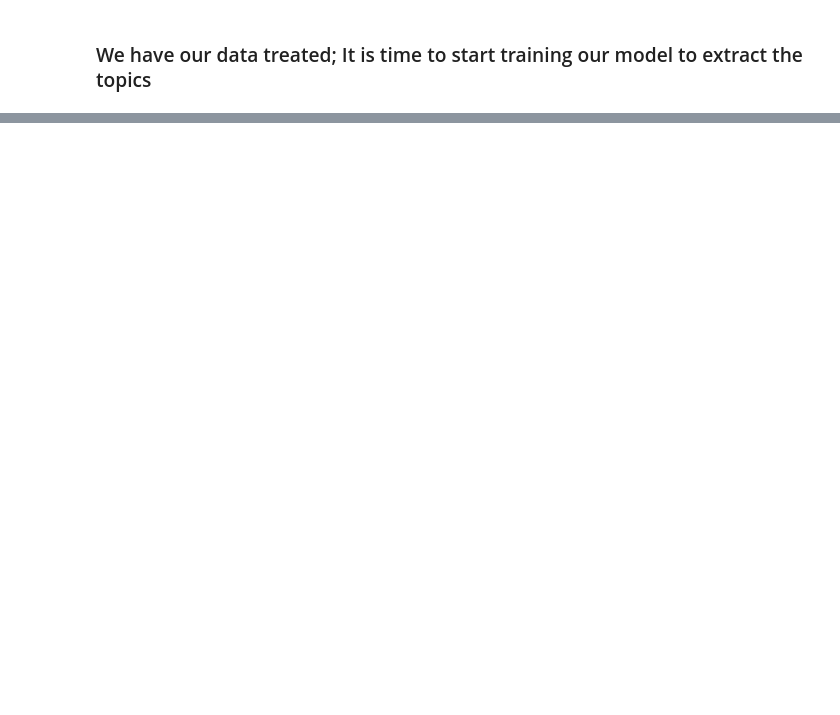
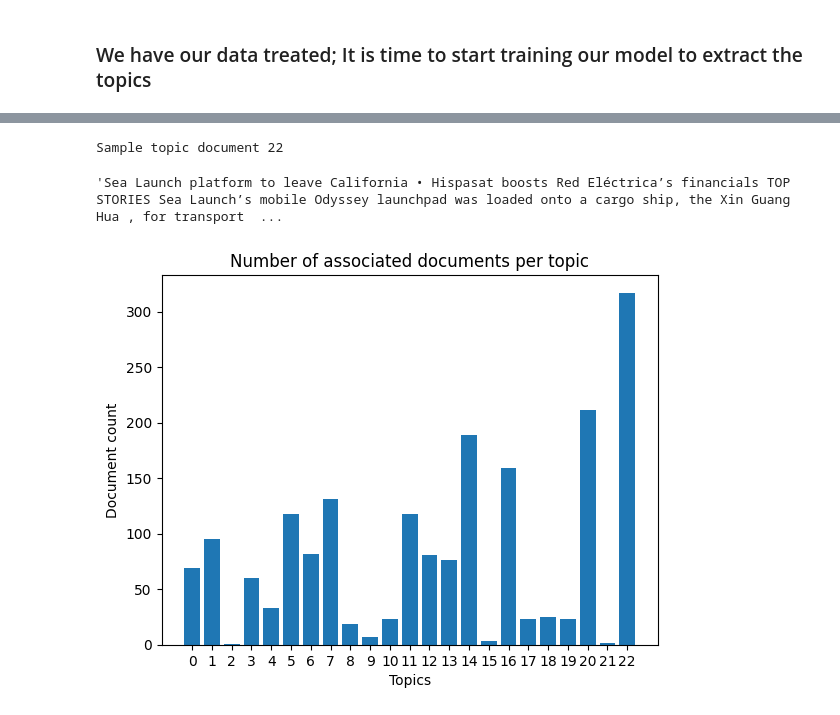
Before and after one commit to SWE3T/TopicModeling, a Jupyter notebook: SpaceNews.ipynb, the cells around one changed output, grey strips where cells are left out. Saved outputs shown, nothing was run; the diff lists cells and outputs as text; code cells hidden in the pictures; blank space fills up the shorter version.

```diff
--- a/SpaceNews.ipynb
+++ b/SpaceNews.ipynb
@@ -385,0 +544,31 @@ Iteration: 600   likelihood: -7.001731452327819
+# %%
+threshold = 0.6
+samples = 1
+
+topic_count = {}
+
+topics_graph = []
+document_counts_graph = []
+
+sample_document = ()
+
+for index, doc in enumerate(model.docs):
+    topic_distribution = doc.get_topic_dist()
+    for topic, score in enumerate(topic_distribution):
+        if score >= threshold:
+            if topic not in topic_count:
+                topic_count[topic] = 1
+            else:
+                topic_count[topic] += 1
+
+            if score > 0.8 and samples > 0 and topic == 22:
+              samples =- 1
+              # print("Sample: ", index, topic)
+              sample_document = (index, topic)
+
+sorted_topics = sorted(topic_count.items(), key=lambda x: x[1], reverse=True)
+
+for topic, count in sorted_topics:
+    document_counts_graph.append(count)
+    topics_graph.append(topic)
+    print(f"Topic {topic}: {count} documents")
@@ -386,2 +593,18 @@ Iteration: 600   likelihood: -7.001731452327819
+# %%
+print('Sample topic document', sample_document[1])
+
+data.at[sample_document[0], 'content']
+# %% [output]
+Sample topic document 22
+'Sea Launch platform to leave California • Hispasat boosts Red Eléctrica’s financials TOP STORIES Sea Launch’s mobile Odyssey launchpad was loaded onto a cargo ship, the Xin Guang Hua , for transport  ...
+# %%
+plt.bar(topics_graph, document_counts_graph)
+plt.xlabel('Topics')
+plt.ylabel('Document count')
+plt.title('Number of associated documents per topic')
+plt.xticks(topics_graph)
+plt.show()
+# %% [output]
+[figure, added]
 # %%
 printTopics(model)
```
Also changed, not shown: parts of 24 cells of this notebook.
